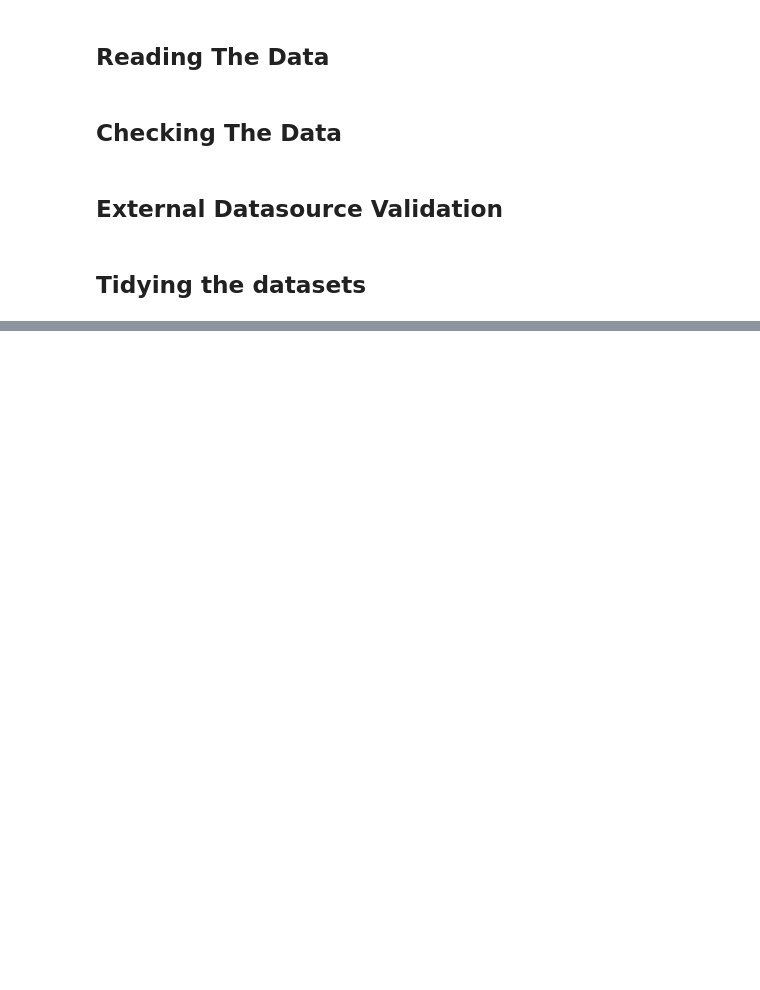
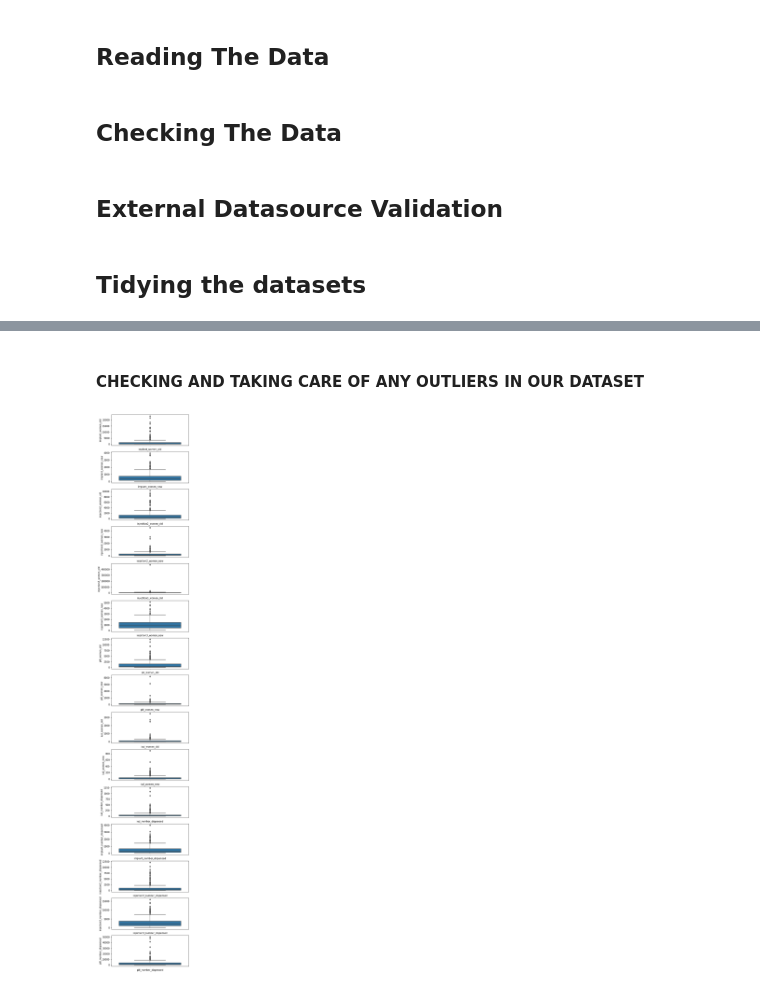
Before and after one commit to Viviankatheu/Future-Contraceptive-Use, a Jupyter notebook: Intelligent_Forecasting_Challenge_Model_Future_Contraceptive__Use_in_Cote_d'Ivoire.ipynb, the cells around one changed output, grey strips where cells are left out. Drawn from its saved outputs; the diff is of its cells as text; code cells hidden in the pictures; blank space fills up the shorter version.

```diff
--- a/Intelligent_Forecasting_Challenge_Model_Future_Contraceptive__Use_in_Cote_d'Ivoire.ipynb
+++ b/Intelligent_Forecasting_Challenge_Model_Future_Contraceptive__Use_in_Cote_d'Ivoire.ipynb
@@ -24,0 +271,19 @@
+# %% [markdown]
+#### **CHECKING AND TAKING CARE OF ANY OUTLIERS IN OUR DATASET**
+# %%
+# Checking for outliers for numeric variables
+import seaborn as sns
+cols = ['implant_women_old', 'implant_women_new',
+       'injection2_women_old', 'injection2_women_new', 'injection3_women_old',
+       'injection3_women_new', 'pill_women_old', 'pill_women_new',
+       'iud_women_old', 'iud_women_new', 'iud_number_dispensed',
+       'implant_number_dispensed', 'injection2_number_dispensed',
+       'injection3_number_dispensed', 'pill_number_dispensed',]
+
+fig, axs = plt.subplots(len(cols), figsize=(6,44))
+
+for i, col_val in enumerate(cols):
+    sns.boxplot(y=annual[col_val], ax=axs[i])
+    axs[i].set_xlabel(col_val, fontsize=10)
+# %% [output]
+[figure, added]
```
Also changed, not shown: parts of 29 cells of this notebook.
